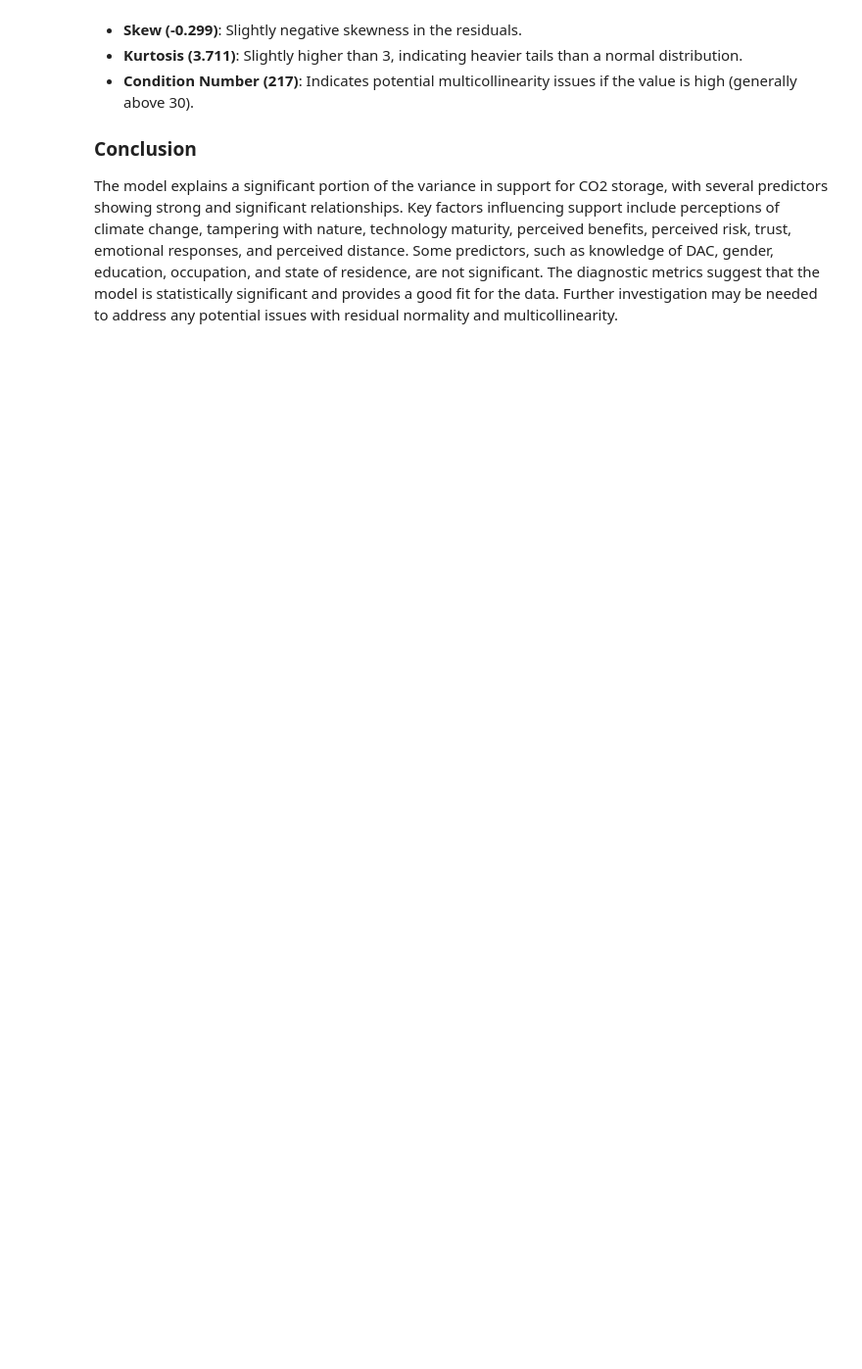
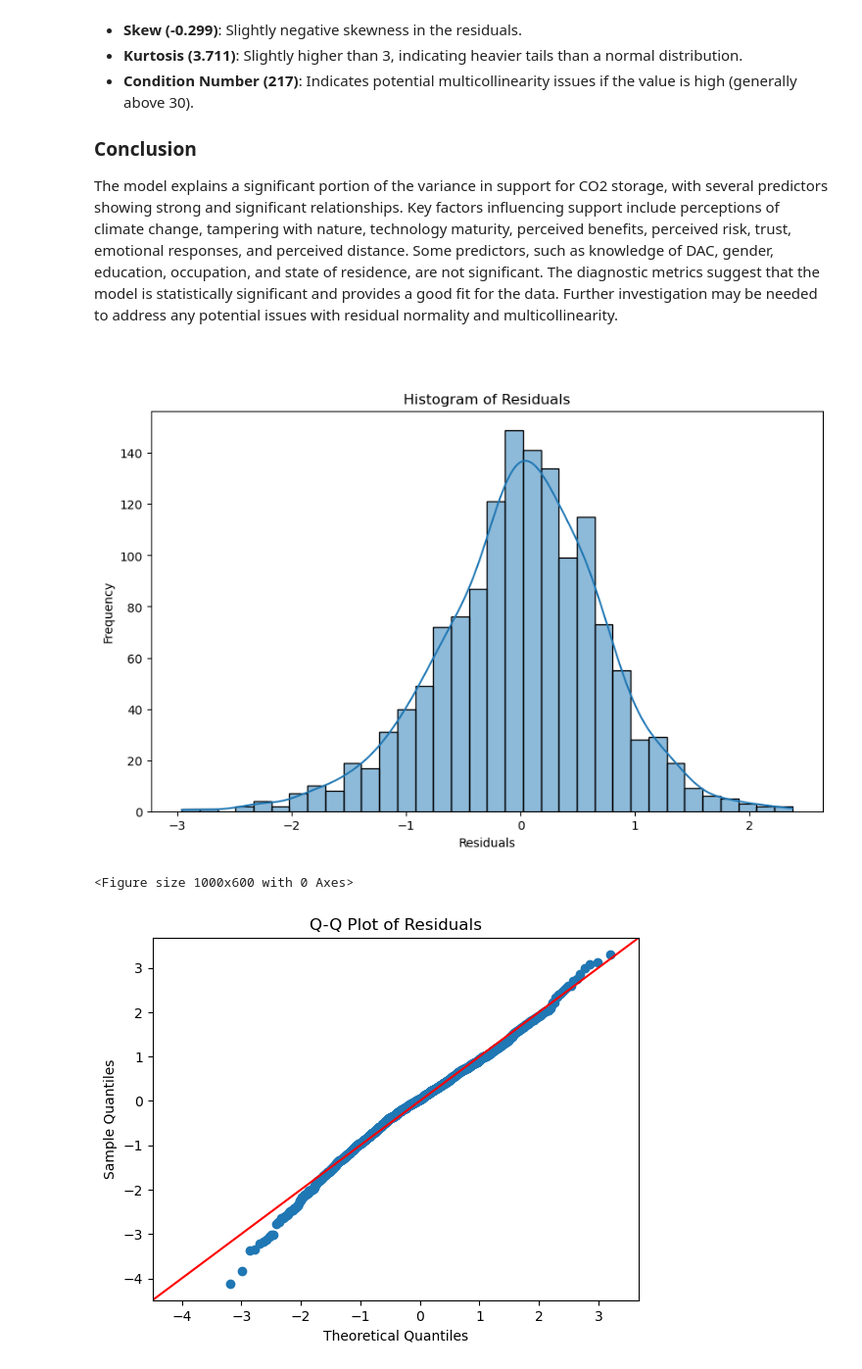
Before and after one commit to climate-service-center/dacstore, a Jupyter notebook: docs/model.ipynb, the cells around one changed output. Shown: that part at 98% size. Cells and saved outputs as stored; diff of their text form; code cells hidden in the pictures; blank space fills up the shorter version.

````diff
--- a/docs/model.ipynb
+++ b/docs/model.ipynb
@@ -354,3 +391,35 @@ The OLS regression results provide insights into the factors influencing support
 ### Conclusion
 The model explains a significant portion of the variance in support for CO2 storage, with several predictors showing strong and significant relationships. Key factors influencing support include perceptions of climate change, tampering with nature, technology maturity, perceived benefits, perceived risk, trust, emotional responses, and perceived distance. Some predictors, such as knowledge of DAC, gender, education, occupation, and state of residence, are not significant. The diagnostic metrics suggest that the model is statistically significant and provides a good fit for the data. Further investigation may be needed to address any potential issues with residual normality and multicollinearity.
 ```
+# %%
+# Extract residuals
+residuals = model.resid
+
+# Plot histogram of residuals
+plt.figure(figsize=(10, 6))
+sns.histplot(residuals, kde=True)
+plt.title("Histogram of Residuals")
+plt.xlabel("Residuals")
+plt.ylabel("Frequency")
+plt.show()
+
+# Plot Q-Q plot of residuals
+plt.figure(figsize=(10, 6))
+sm.qqplot(residuals, line="45", fit=True)
+plt.title("Q-Q Plot of Residuals")
+plt.show()
+
+# Plot residuals vs fitted values
+fitted_values = model.fittedvalues
+plt.figure(figsize=(10, 6))
+sns.residplot(
+    x=fitted_values, y=residuals, lowess=True, line_kws={"color": "red", "lw": 1}
+)
+plt.title("Residuals vs Fitted Values")
+plt.xlabel("Fitted Values")
+plt.ylabel("Residuals")
+plt.show()
+# %% [output]
+[figure, added]
+<Figure size 1000x600 with 0 Axes>
+[figure, added]
````
Also changed, not shown: parts of 4 cells of this notebook.
